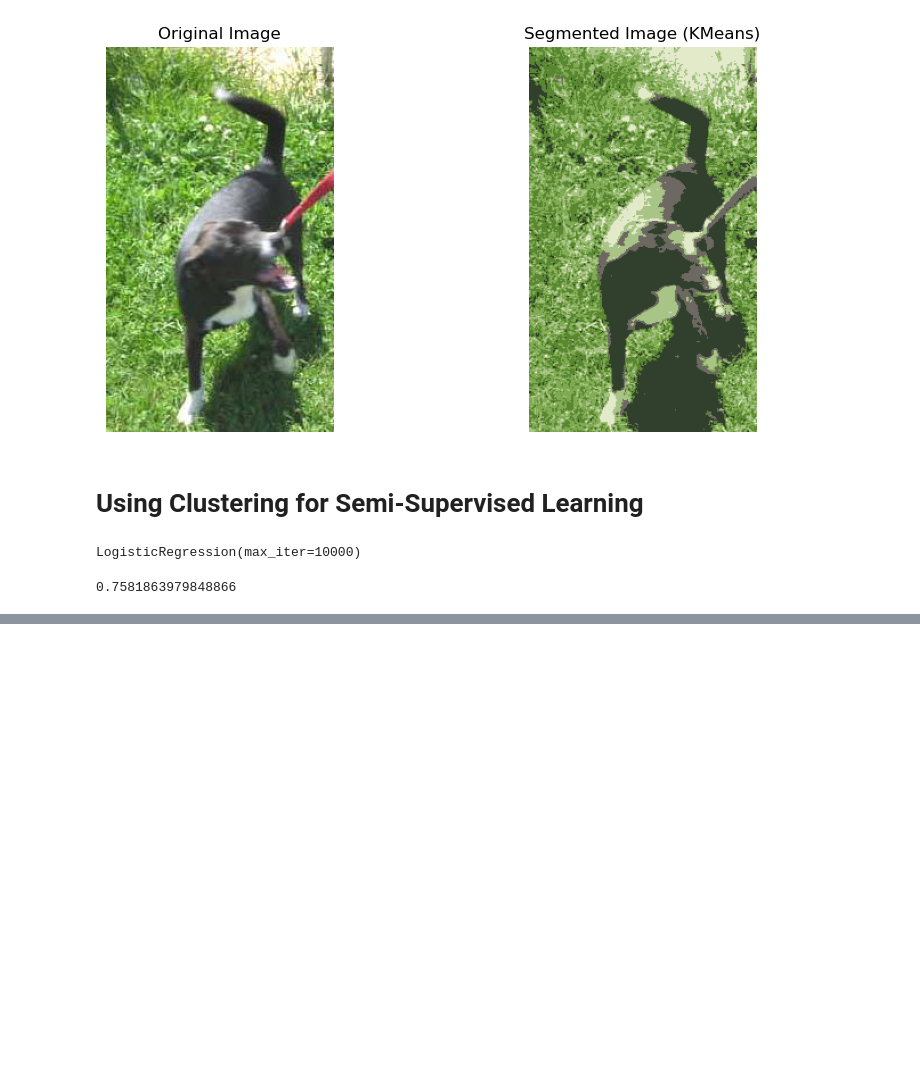
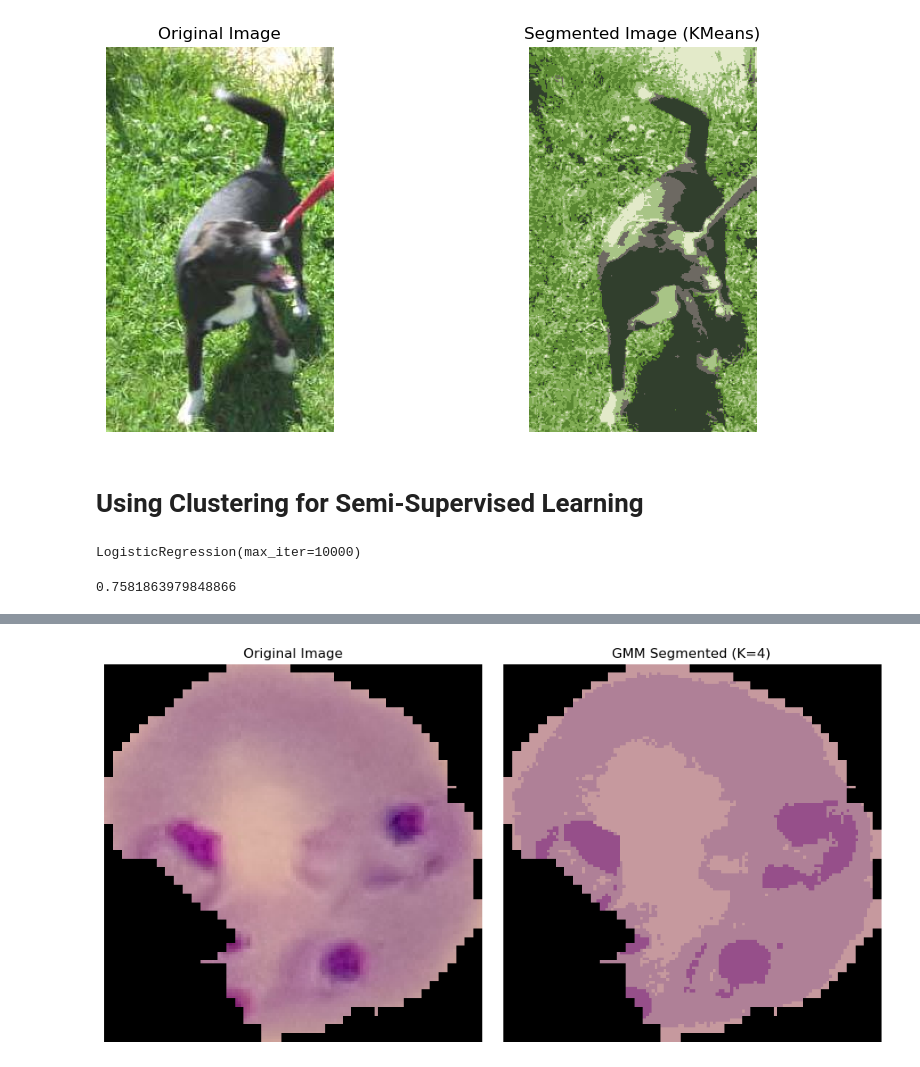
Before and after one commit to Haseebi-khan/MachineLearning, a Jupyter notebook: Hand_On_ML/Chapter8_Dimensionality_Reduction.ipynb, the cells around one changed output, grey strips where cells are left out. Saved outputs shown, nothing was run; the diff lists cells and outputs as text; code cells hidden in the pictures; blank space fills up the shorter version.

```diff
--- a/Hand_On_ML/Chapter8_Dimensionality_Reduction.ipynb
+++ b/Hand_On_ML/Chapter8_Dimensionality_Reduction.ipynb
@@ -694,0 +1281,84 @@ log_reg.score(X_test, y_test)
+# %%
+import cv2
+import numpy as np
+import matplotlib.pyplot as plt
+from sklearn.mixture import GaussianMixture
+from sklearn.metrics import silhouette_score
+
+# ==========================
+# Read Image
+# ==========================
+image = cv2.imread(
+    r"/home/noneo/Codes/DeepLearning/DL Datasets/Malaria_dataset_images/Parasitized/C39P4thinF_original_IMG_20150622_114804_cell_30.png"
+)
+
+# Check image
+if image is None:
+    raise ValueError("Image not found. Check the path.")
+
+# Convert BGR → RGB
+image = cv2.cvtColor(image, cv2.COLOR_BGR2RGB)
+
+# Save original shape
+original_shape = image.shape
+
+# Flatten image
+X = image.reshape((-1, 3)).astype(np.float64)
+
+# ==========================
+# Silhouette Score for best K
+# ==========================
+sil_scores = []
+K_range = range(4, 5)
+
+best_k = None
+best_score = -1
+best_model = None
+best_labels = None
+
+for k in K_range:
+    gmm = GaussianMixture(
+        n_components=k,
+        init_params='k-means++',
+        covariance_type='spherical',
+        random_state=42
+    )
+
+    labels = gmm.fit_predict(X)
+
+    score = silhouette_score(X, labels)
+    sil_scores.append(score)
+
+    print(f"K = {k}, Silhouette Score = {score:.4f}")
+
+    if score > best_score:
+        best_score = score
+        best_k = k
+        best_model = gmm
+        best_labels = labels
+
+print(f"\nBest K = {best_k}, Best Score = {best_score:.4f}")
+
+# ==========================
+# Final Segmentation using best model
+# ==========================
+segmented_img = best_model.means_[best_labels]
+segmented_img = segmented_img.reshape(original_shape)
+
+segmented_img = np.clip(segmented_img, 0, 255).astype(np.uint8)
+
+plt.figure(figsize=(10,5))
+
+plt.subplot(1,2,1)
+plt.title("Original Image")
+plt.imshow(image)
+plt.axis("off")
+
+plt.subplot(1,2,2)
+plt.title(f"GMM Segmented (K={best_k})")
+plt.imshow(segmented_img)
+plt.axis("off")
+
+plt.tight_layout()
+plt.show()
+# %% [output]
@@ -694,0 +1368 @@ log_reg.score(X_test, y_test)
+[figure, added]
```
Also changed, not shown: parts of 32 cells of this notebook.
